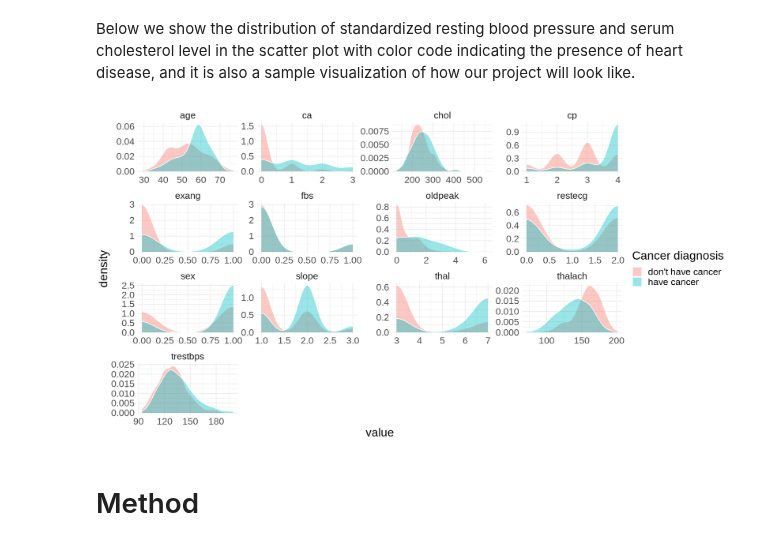
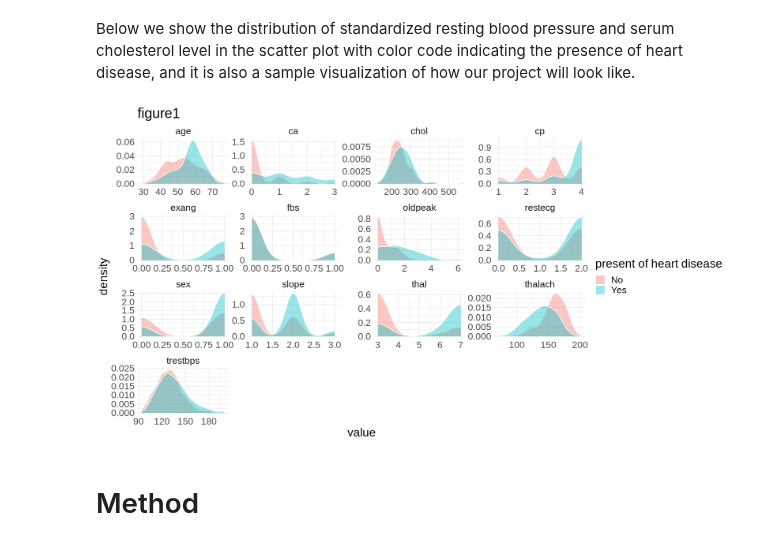
Before and after one commit to wiliwangka/Heart-Disease-Classification-with-R, a Jupyter notebook: ds_project_proposal.ipynb, the cells around one changed output. Drawn from its saved outputs; the diff is of its cells as text; code cells hidden in the pictures.

Commit message:
adding figure nubmer

```diff
--- a/ds_project_proposal.ipynb
+++ b/ds_project_proposal.ipynb
@@ -125,20 +123,21 @@ Below we show the distribution of standardized resting blood pressure and serum
 # %%
 
 set.seed(2022)
 cleveland_data_clean_mutate= cleveland_data_clean %>%
 mutate(ca = as.numeric(ca ), thal = as.numeric(thal))
 
 options(repr.plot.height = 8, repr.plot.width = 15)
 cleveland_data_clean_mutate %>%
     pivot_longer(cols = -num, names_to = 'category', values_to = 'value')  %>%
     ggplot(aes(value, fill = num)) +
         geom_density(alpha = 0.4, colour = 'white') +
         facet_wrap(~ category, scales = 'free') +
         theme_minimal() +
         theme(text = element_text(size = 20))+
-scale_fill_discrete(name='Cancer diagnosis',labels=c("don't have cancer", "have cancer"))
+scale_fill_discrete(name='present of heart disease',labels=c("No", "Yes"))+
+ggtitle("figure1")
 # %% [output]
-[figure, old version]
+[figure, new version]
 # %% [markdown]
 # Method
 # %% [markdown]
```
Also changed, not shown: parts of 5 cells of this notebook.
